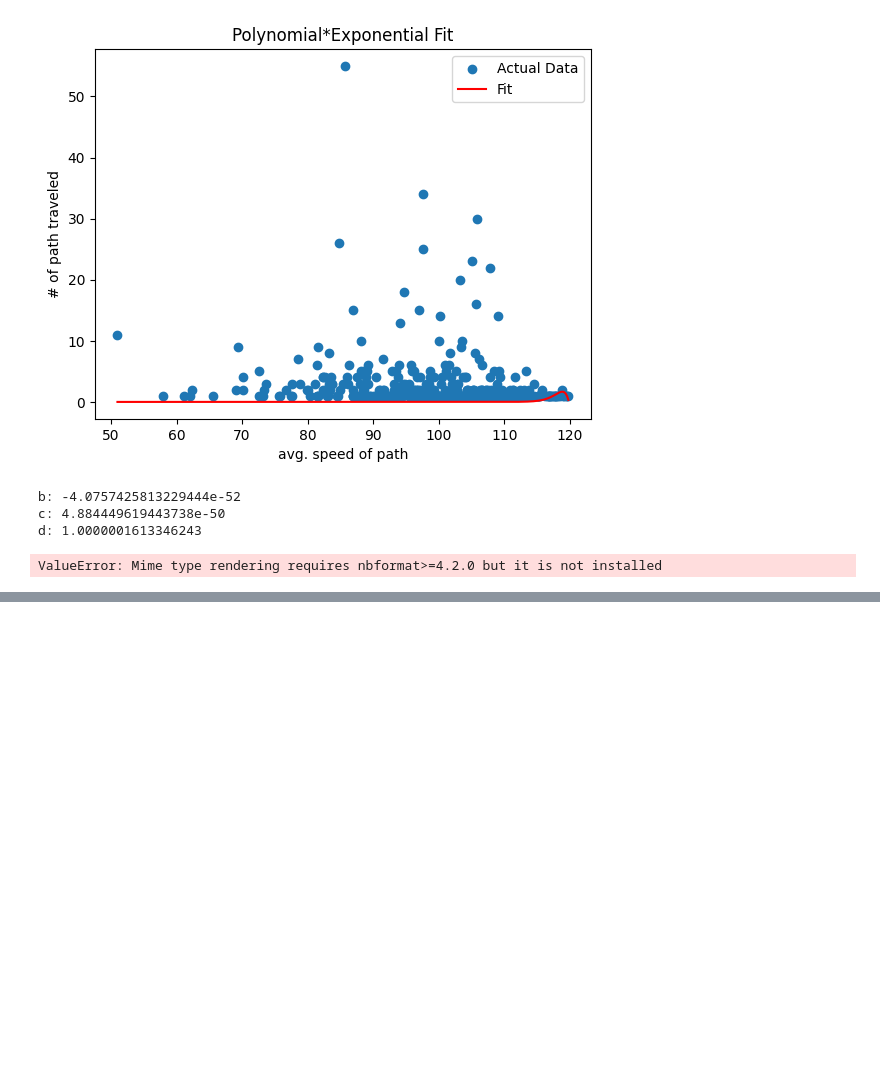
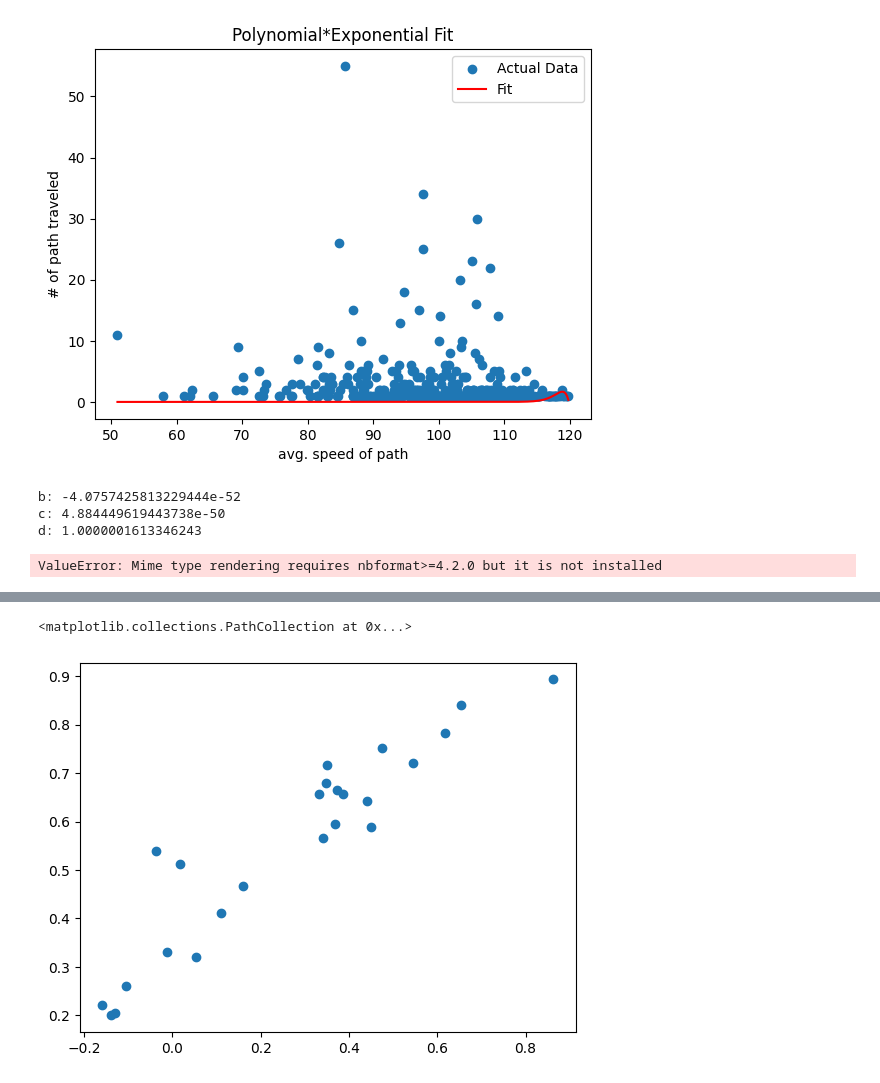
Before and after one commit to hyorim-h/SeoulTraffic, a Jupyter notebook: congestion.ipynb, the cells around one changed output, grey strips where cells are left out. Cells and saved outputs as stored; diff of their text form; code cells hidden in the pictures; blank space fills up the shorter version.

```diff
--- a/congestion.ipynb
+++ b/congestion.ipynb
@@ -2463,3 +2465,6 @@ px.scatter(tmp, x='obu_id', y='speed', trendline='lowess')
 # %% [output]
 ValueError: Mime type rendering requires nbformat>=4.2.0 but it is not installed
 [interactive output not drawn]
+# %%
+df_agg = pd.DataFrame({"spd_limit":[], "time_zone":[], "path_skew":[], "path_kurt":[], "spd_skew":[], "spd_kurt":[]})
+df_agg
@@ -2465,0 +2510,3 @@ ValueError: Mime type rendering requires nbformat>=4.2.0 but it is not installed
+# %%
+i = 'tm_14 18_00.csv'
+i[-9:-7]
@@ -2465,0 +2515,3 @@ ValueError: Mime type rendering requires nbformat>=4.2.0 but it is not installed
+# %%
+spd_60 = os.listdir('tm_60_agg/spd_60/')
+spd_60
@@ -2465,0 +2547,27 @@ ValueError: Mime type rendering requires nbformat>=4.2.0 but it is not installed
+# %%
+tmp2 = pd.DataFrame()
+time = []
+path_skews = []
+path_kurts = []
+spd_skews = []
+spd_kurts = []
+average = []
+std = []
+
+for i in spd_60[:-1]:
+    tmp = pd.read_csv('tm_60_agg/spd_60/' + i)
+    average.append(tmp.speed.mean())
+    std.append(tmp.speed.std())
+    # time.append(i[-9:-7])
+
+    # path_skews.append(tmp.obu_id.skew())
+    # path_kurts.append(tmp.obu_id.kurtosis())
+
+    # spd_skews.append(tmp.speed.skew())
+    # spd_kurts.append(tmp.speed.kurtosis())
+
+# tmp2 = pd.DataFrame({"spd_limit":60, "time_zone":time, "path_skew":path_skews, "path_kurt":path_kurts, "spd_skew":spd_skews, "spd_kurt":spd_kurts})
+# df_agg = pd.concat([df_agg, tmp2])
+
+df_agg['mean'] = average
+df_agg['std'] = std
@@ -2465,0 +2597,5 @@ ValueError: Mime type rendering requires nbformat>=4.2.0 but it is not installed
+# %%
+plt.scatter(df_agg['spd_kurt'], df_agg['spd_skew'])
+# %% [output]
+<matplotlib.collections.PathCollection at 0x...>
+[figure, added]
```
Also changed, not shown: parts of 89 cells of this notebook.
